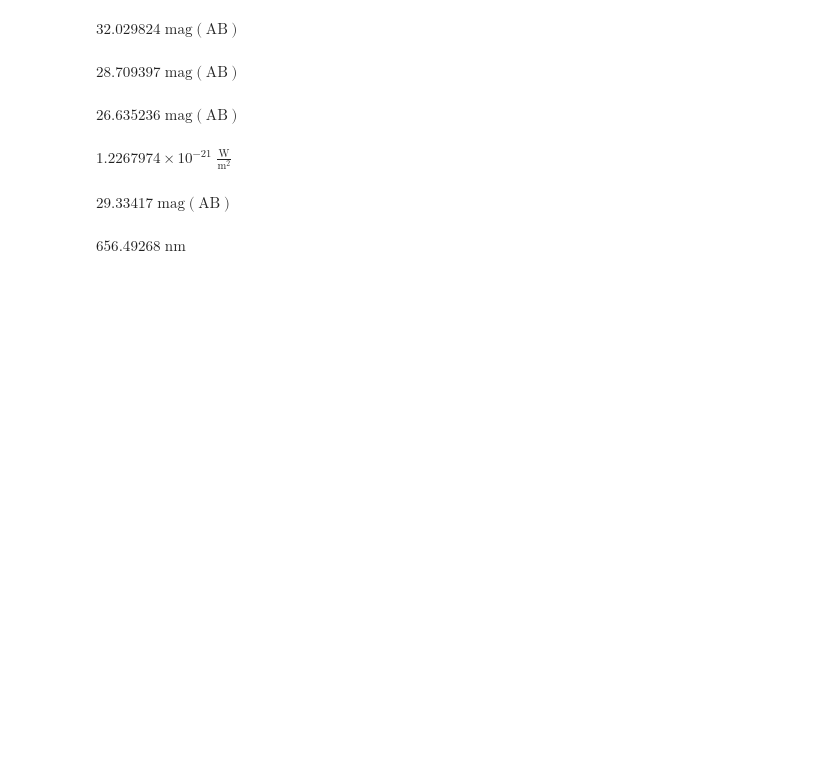
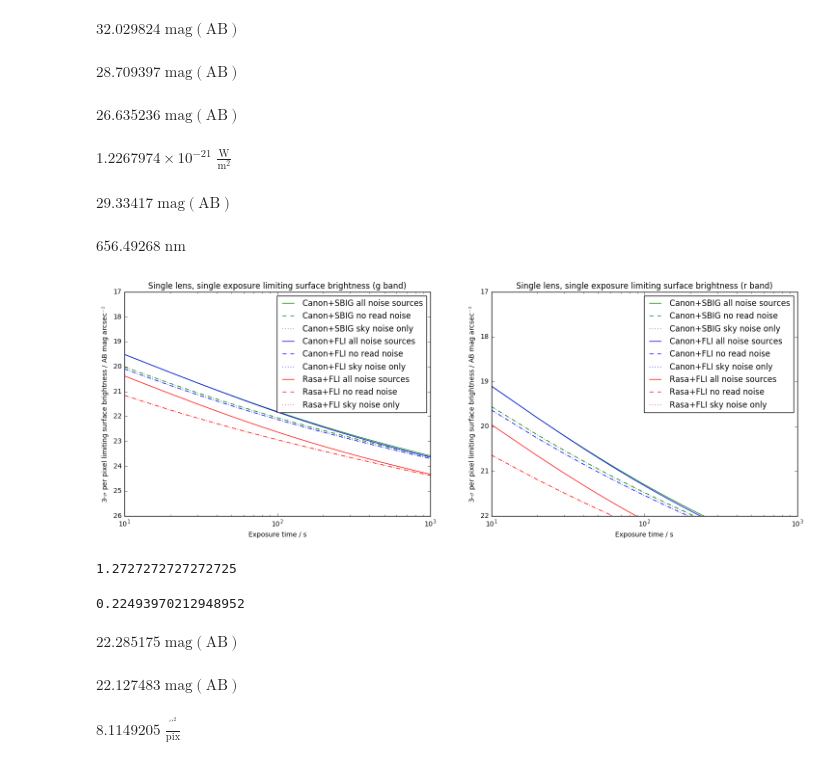
Before and after one commit to AnthonyHorton/signal-to-noise, a Jupyter notebook: Huntsman SNR.ipynb, the cells around one changed output. Drawn from its saved outputs; the diff is of its cells as text; code cells hidden in the pictures; blank space fills up the shorter version.

```diff
--- a/Huntsman SNR.ipynb
+++ b/Huntsman SNR.ipynb
@@ -254,3 +254,69 @@ $29.33417 \; \mathrm{mag}$$\mathrm{\left( \mathrm{AB} \right)}$
 canon_sbig_Ha5.pivot_wave
 # %% [output]
 $656.49268 \; \mathrm{nm}$
+# %%
+def calculate_limits(imager, snr_calc):
+    if not isinstance(imager, snr.Imager):
+        raise ValueError("imager must be an instance of the Imager class")
+    exptime = np.arange(10,1001,10)
+    limit_all= u.Quantity([imager.SB_limit(t, 3.0, sub_exp_time=t, snr_calculation=snr_calc) for t in exptime])
+    limit_noread= u.Quantity([imager.SB_limit(t, 3.0, sub_exp_time=t, snr_calculation=snr_calc, enable_read_noise=False) for t in exptime])
+    limit_skyonly= u.Quantity([imager.SB_limit(t, 3.0, sub_exp_time=t, snr_calculation=snr_calc, enable_read_noise=False, enable_dark_noise=False) \
+        for t in exptime])
+    return (exptime, limit_all, limit_noread, limit_skyonly)
+# %%
+ts, lg, lgr, lgi = calculate_limits(canon_sbig_g, 'per arcseconds squared')
+ts, lr, lrr, lri = calculate_limits(canon_sbig_r, 'per arcseconds squared')
+ts, lg1, lgr1, lgi1 = calculate_limits(canon_fli_g,'per arcseconds squared')
+ts, lr1, lrr1, lri1 = calculate_limits(canon_fli_r,'per arcseconds squared')
+ts, lg2, lgr2, lgi2 = calculate_limits(rasa_fli_g,'per arcseconds squared')
+ts, lr2, lrr2, lri2 = calculate_limits(rasa_fli_r,'per arcseconds squared')
+# %%
+def sensitivity_plot(times, data1, data2, data3, plot_number, colour, name):
+    plt.subplot(1,2,plot_number)
+    plt.semilogx(times, data1, '{}-'.format(colour), label='{} all noise sources'.format(name))
+    plt.semilogx(times, data2, '{}--'.format(colour), label='{} no read noise'.format(name))
+    plt.semilogx(times, data3, '{}:'.format(colour), label='{} sky noise only'.format(name))
+# %%
+sensitivity_plot(ts, lg, lgr, lgi, 1, 'g', 'Canon+SBIG')
+sensitivity_plot(ts, lr, lrr, lri, 2, 'g', 'Canon+SBIG')
+sensitivity_plot(ts, lg1, lgr1, lgi1, 1, 'b', 'Canon+FLI')
+sensitivity_plot(ts, lr1, lrr1, lri1, 2, 'b', 'Canon+FLI')
+sensitivity_plot(ts, lg2, lgr2, lgi2, 1, 'r', 'Rasa+FLI')
+sensitivity_plot(ts, lr2, lrr2, lri2, 2, 'r', 'Rasa+FLI')
+plt.subplot(1,2,1)
+plt.legend(loc='best')
+plt.ylim(26,17)
+plt.xlabel('Exposure time / s')
+plt.ylabel('3-$\sigma$ per pixel limiting surface brightness / AB mag arcsec$^{-2}$')
+plt.title('Single lens, single exposure limiting surface brightness (g band)')
+plt.subplot(1,2,2)
+plt.legend(loc='best')
+plt.ylim(22,17)
+plt.xlabel('Exposure time / s')
+plt.ylabel('3-$\sigma$ per pixel limiting surface brightness / AB mag arcsec$^{-2}$')
+plt.title('Single lens, single exposure limiting surface brightness (r band)')
+plt.gcf().set_size_inches(18,6)
+# %% [output]
+[figure, added]
+# %%
+2.8/2.2
+# %% [output]
+1.2727272727272725
+# %%
+x=(2.8/2.2)**2
+10**(-0.4*x)
+# %% [output]
+0.22493970212948952
+# %%
+lgi2[0]
+# %% [output]
+$22.285175 \; \mathrm{mag}$$\mathrm{\left( \mathrm{AB} \right)}$
+# %%
+lgi1[0]
+# %% [output]
+$22.127483 \; \mathrm{mag}$$\mathrm{\left( \mathrm{AB} \right)}$
+# %%
+canon_sbig_g.pixel_area
+# %% [output]
+$8.1149205 \; \mathrm{\frac{{}^{\prime\prime}^{2}}{pix}}$
```
Also changed, not shown: parts of 3 cells of this notebook, 1 other file.
